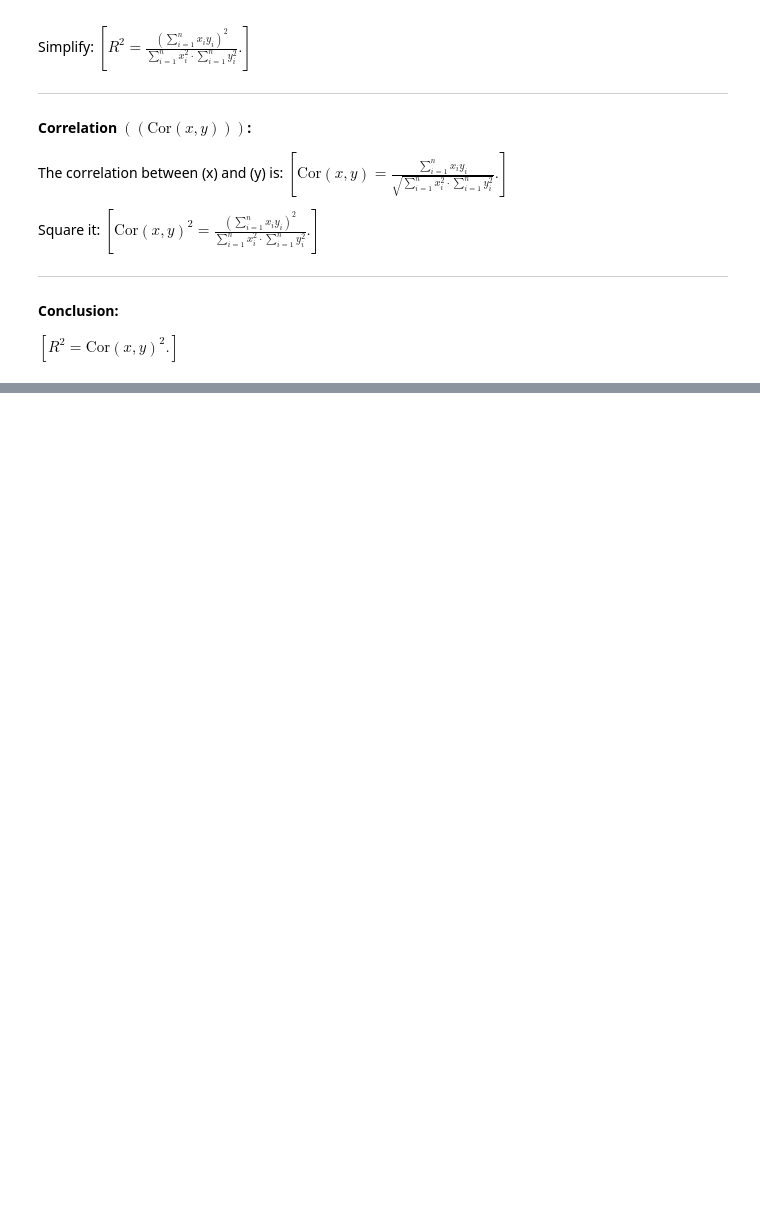
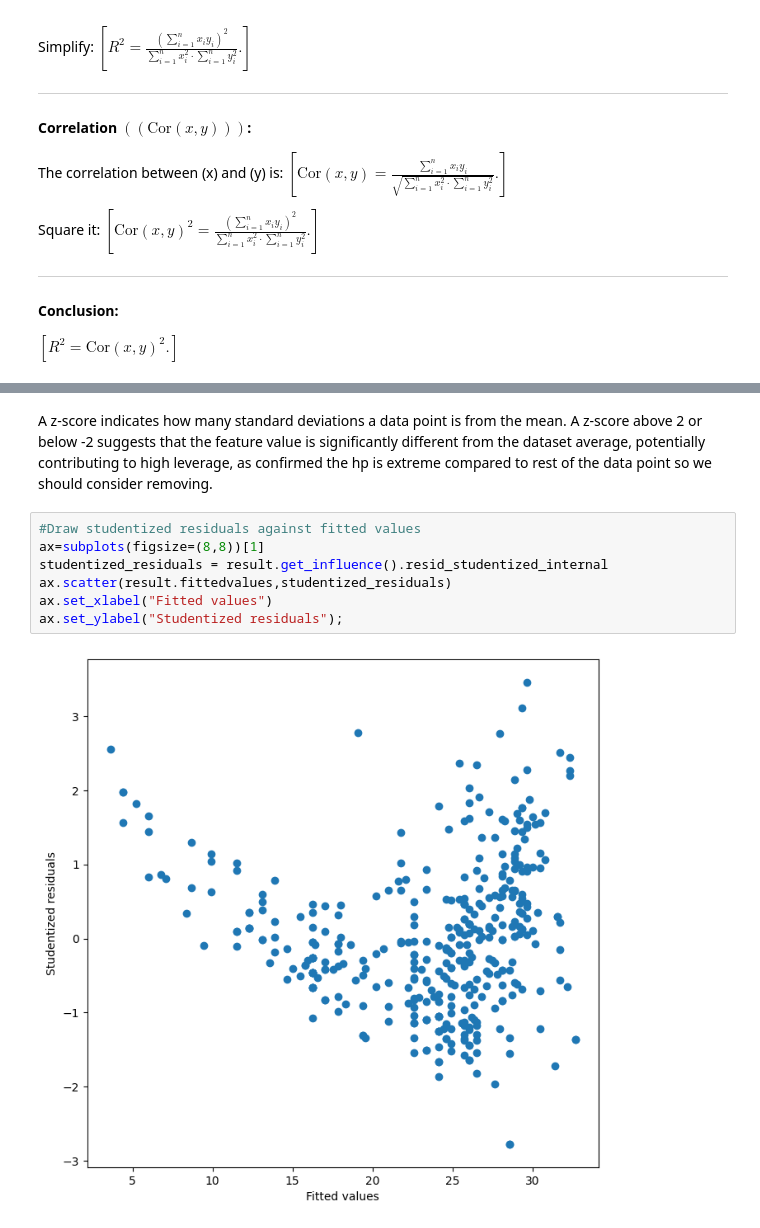
Before and after one commit to burhanuddin20/ISL, a Jupyter notebook: CH3/chapter3Ex.ipynb, the cells around one changed output, grey strips where cells are left out. Cells and saved outputs as stored; diff of their text form; blank space fills up the shorter version.

```diff
--- a/CH3/chapter3Ex.ipynb
+++ b/CH3/chapter3Ex.ipynb
@@ -221,0 +393,11 @@ ValueError: Pandas data cast to numpy dtype of object. Check input data with np.
+# %% [markdown]
+A z-score indicates how many standard deviations a data point is from the mean. A z-score above 2 or below -2 suggests that the feature value is significantly different from the dataset average, potentially contributing to high leverage, as confirmed the hp is extreme compared to rest of the data point so we should consider removing.
+# %%
+#Draw studentized residuals against fitted values
+ax=subplots(figsize=(8,8))[1]
+studentized_residuals = result.get_influence().resid_studentized_internal
+ax.scatter(result.fittedvalues,studentized_residuals)
+ax.set_xlabel("Fitted values")
+ax.set_ylabel("Studentized residuals");
+# %% [output]
+[figure, added]
```
Also changed, not shown: parts of 85 cells of this notebook, 1 other file.
